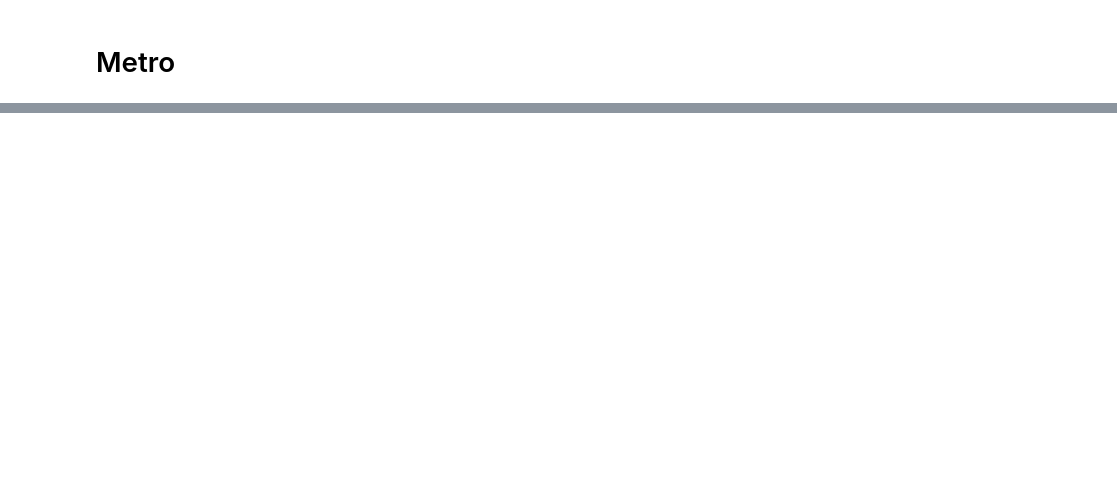
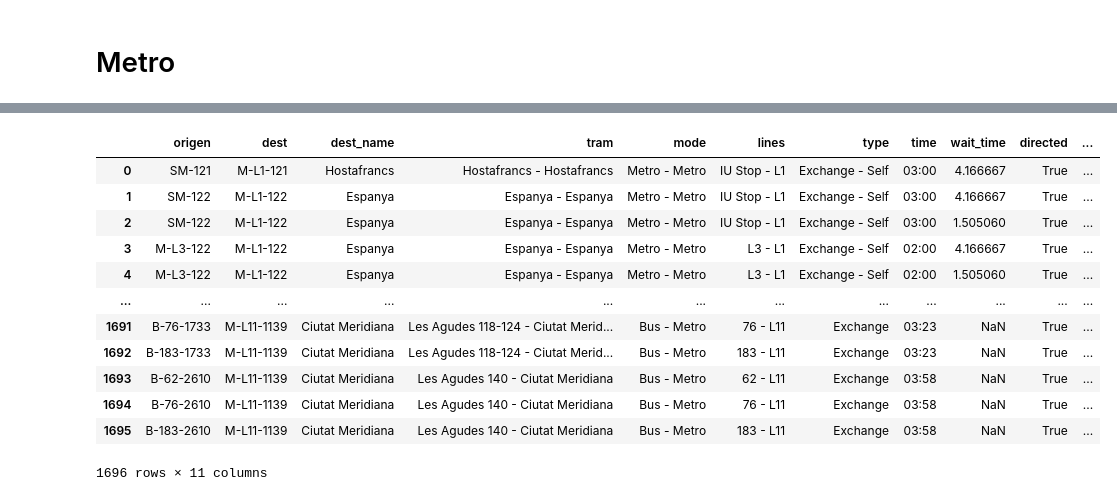
Before and after one commit to bmantepe/stop-location, a Jupyter notebook: 15-Wait-Times.ipynb, the cells around one changed output, grey strips where cells are left out. Cells and saved outputs as stored; diff of their text form; code cells hidden in the pictures; blank space fills up the shorter version.

Commit message:
almost done with wait times

```diff
--- a/15-Wait-Times.ipynb
+++ b/15-Wait-Times.ipynb
@@ -246,2 +474,7 @@ stops
 # %%
-stops[stops['stop_code'] == 216]
+trips = pd.read_table('Data/GTFS_TMB/trips.txt', sep=',')[['route_id','trip_id','trip_headsign']]
+routes = pd.read_table('Data/GTFS_TMB/routes.txt', sep=',')[['route_id','route_short_name']]
+metro = ['L1','L2','L3','L4','L5','L9','L10','L11']
+trips = routes.merge(trips, on='route_id', how='left')
+trips = trips[trips['route_short_name'].isin(metro)]
+trips
@@ -247,0 +511,5 @@ stops[stops['stop_code'] == 216]
+# %%
+times_w_routes = stops_w_times.merge(trips, on='trip_id', how='left')
+times_w_routes.drop_duplicates(subset=['stop_id','stop_name','departure_time','route_id','route_short_name','trip_headsign'], keep='first', inplace=True)
+times_w_routes = times_w_routes[times_w_routes['route_id'].notna()]
+times_w_routes
@@ -247,0 +530,20 @@ stops[stops['stop_code'] == 216]
+# %%
+times_w_routes['departure_time'] = pd.to_datetime(times_w_routes['departure_time'], format='%H:%M:%S')
+times_w_routes = times_w_routes.sort_values(['stop_id', 'route_id','route_short_name','trip_headsign', 'departure_time'])
+
+times_w_routes['interval_minutes'] = (
+    times_w_routes.groupby(['stop_id', 'route_id'])['departure_time']
+    .diff()
+    .dt.total_seconds()
+    .div(60)
+ )
+
+times_w_routes['interval_minutes'] = times_w_routes['interval_minutes'].apply(lambda x: np.nan if x < 0 else x)
+avg_wait_times = (
+    times_w_routes.dropna(subset=['interval_minutes'])
+    .assign(wait_time=lambda df: df['interval_minutes'] / 2)
+    .groupby(['route_id','route_short_name', 'stop_id', 'stop_name','trip_headsign'], as_index=False)['wait_time']
+    .mean()
+)
+avg_wait_times = avg_wait_times.groupby(['route_id','route_short_name', 'stop_id', 'stop_name'], as_index=False)['wait_time'].mean()
+avg_wait_times
@@ -247,0 +564,3 @@ stops[stops['stop_code'] == 216]
+# %%
+exchange_edges_metro['dest_name'] = exchange_edges_metro['tram'].str.split(' - ').str[-1]
+exchange_edges_metro['dest_name'] = exchange_edges_metro['dest_name'].replace({'Av. de Xile':'Ernest Lluch'})
@@ -247,0 +578,18 @@ stops[stops['stop_code'] == 216]
+# %%
+exchange_edges_metro = exchange_edges_metro.merge(avg_wait_times[['stop_name','wait_time']], left_on='dest_name', right_on='stop_name', how='left')
+exchange_edges_metro = exchange_edges_metro[['origen', 'dest','dest_name','tram', 'mode','lines','type','time',  'wait_time','directed','geometry']]
+exchange_edges_metro
+# %% [output]
+|  | origen | dest | dest_name | tram | mode | lines | type | time | wait_time | directed | ... |
+| 0 | SM-121 | M-L1-121 | Hostafrancs | Hostafrancs - Hostafrancs | Metro - Metro | IU Stop - L1 | Exchange - Self | 03:00 | 4.166667 | True | ... |
+| 1 | SM-122 | M-L1-122 | Espanya | Espanya - Espanya | Metro - Metro | IU Stop - L1 | Exchange - Self | 03:00 | 4.166667 | True | ... |
+| 2 | SM-122 | M-L1-122 | Espanya | Espanya - Espanya | Metro - Metro | IU Stop - L1 | Exchange - Self | 03:00 | 1.505060 | True | ... |
+| 3 | M-L3-122 | M-L1-122 | Espanya | Espanya - Espanya | Metro - Metro | L3 - L1 | Exchange - Self | 02:00 | 4.166667 | True | ... |
+| 4 | M-L3-122 | M-L1-122 | Espanya | Espanya - Espanya | Metro - Metro | L3 - L1 | Exchange - Self | 02:00 | 1.505060 | True | ... |
+| ... | ... | ... | ... | ... | ... | ... | ... | ... | ... | ... | ... |
+| 1691 | B-76-1733 | M-L11-1139 | Ciutat Meridiana | Les Agudes 118-124 - Ciutat Merid... | Bus - Metro | 76 - L11 | Exchange | 03:23 | NaN | True | ... |
+| 1692 | B-183-1733 | M-L11-1139 | Ciutat Meridiana | Les Agudes 118-124 - Ciutat Merid... | Bus - Metro | 183 - L11 | Exchange | 03:23 | NaN | True | ... |
+| 1693 | B-62-2610 | M-L11-1139 | Ciutat Meridiana | Les Agudes 140 - Ciutat Meridiana | Bus - Metro | 62 - L11 | Exchange | 03:58 | NaN | True | ... |
+| 1694 | B-76-2610 | M-L11-1139 | Ciutat Meridiana | Les Agudes 140 - Ciutat Meridiana | Bus - Metro | 76 - L11 | Exchange | 03:58 | NaN | True | ... |
+| 1695 | B-183-2610 | M-L11-1139 | Ciutat Meridiana | Les Agudes 140 - Ciutat Meridiana | Bus - Metro | 183 - L11 | Exchange | 03:58 | NaN | True | ... |
+1696 rows × 11 columns
```
Also changed, not shown: parts of 49 cells of this notebook, 7 other files.
